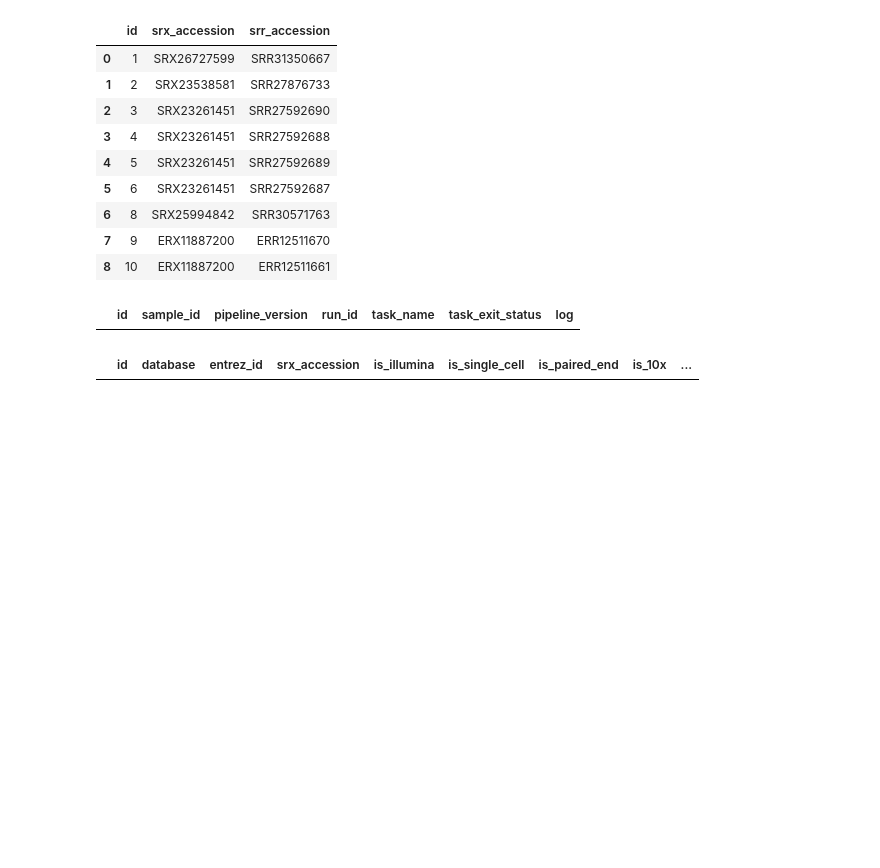
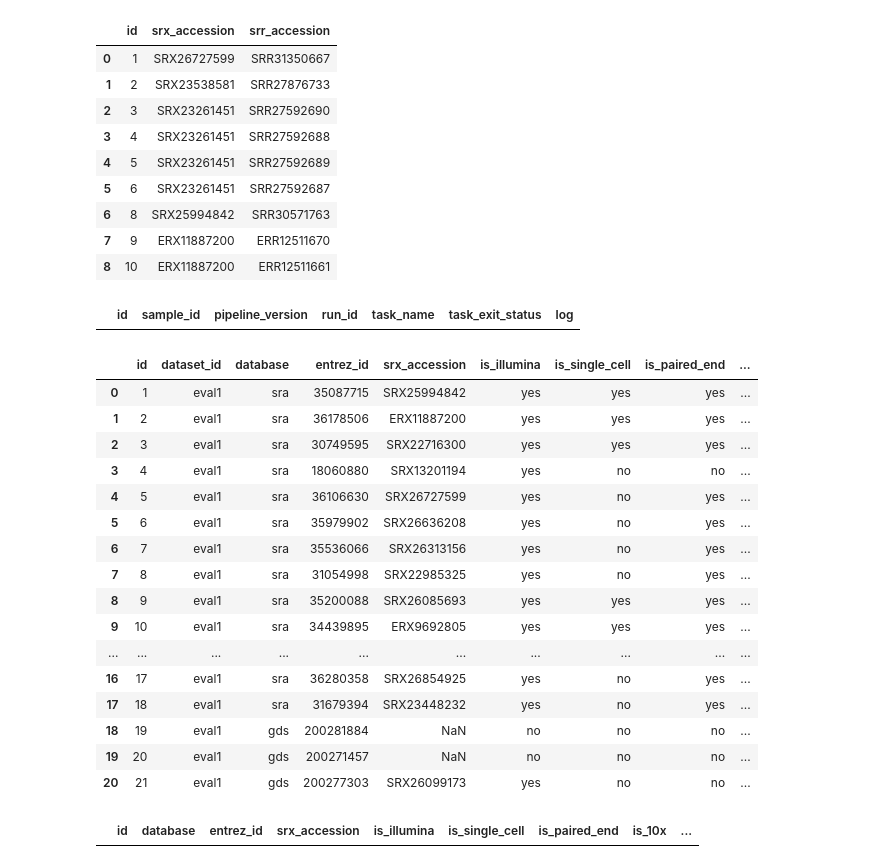
Before and after one commit to timoast/SRAgent, a Jupyter notebook: notebooks/gcp_postgesql.ipynb, the cells around one changed output. Drawn from its saved outputs; the diff is of its cells as text; code cells hidden in the pictures; blank space fills up the shorter version.

Commit message:
minor updates to eval

```diff
--- a/notebooks/gcp_postgesql.ipynb
+++ b/notebooks/gcp_postgesql.ipynb
@@ -171,6 +220,30 @@ stmt = Query \
 pd.read_sql(str(stmt), conn)
 # %% [output]
 |  | id | sample_id | pipeline_version | run_id | task_name | task_exit_status | log |
+# %%
+tbl = Table("eval")
+stmt = Query \
+    .from_(tbl) \
+    .select("*")
+pd.read_sql(str(stmt), conn)
+# %% [output]
+|  | id | dataset_id | database | entrez_id | srx_accession | is_illumina | is_single_cell | is_paired_end | ... |
+| 0 | 1 | eval1 | sra | 35087715 | SRX25994842 | yes | yes | yes | ... |
+| 1 | 2 | eval1 | sra | 36178506 | ERX11887200 | yes | yes | yes | ... |
+| 2 | 3 | eval1 | sra | 30749595 | SRX22716300 | yes | yes | yes | ... |
+| 3 | 4 | eval1 | sra | 18060880 | SRX13201194 | yes | no | no | ... |
+| 4 | 5 | eval1 | sra | 36106630 | SRX26727599 | yes | no | yes | ... |
+| 5 | 6 | eval1 | sra | 35979902 | SRX26636208 | yes | no | yes | ... |
+| 6 | 7 | eval1 | sra | 35536066 | SRX26313156 | yes | no | yes | ... |
+| 7 | 8 | eval1 | sra | 31054998 | SRX22985325 | yes | no | yes | ... |
+| 8 | 9 | eval1 | sra | 35200088 | SRX26085693 | yes | yes | yes | ... |
+| 9 | 10 | eval1 | sra | 34439895 | ERX9692805 | yes | yes | yes | ... |
+| ... | ... | ... | ... | ... | ... | ... | ... | ... | ... |
+| 16 | 17 | eval1 | sra | 36280358 | SRX26854925 | yes | no | yes | ... |
+| 17 | 18 | eval1 | sra | 31679394 | SRX23448232 | yes | no | yes | ... |
+| 18 | 19 | eval1 | gds | 200281884 | NaN | no | no | no | ... |
+| 19 | 20 | eval1 | gds | 200271457 | NaN | no | no | no | ... |
+| 20 | 21 | eval1 | gds | 200277303 | SRX26099173 | yes | no | no | ... |
 # %%
 # filter to get unprocessed records
 srx_metadata = Table("srx_metadata")
```
Also changed, not shown: parts of 11 cells of this notebook, 2 other files.
